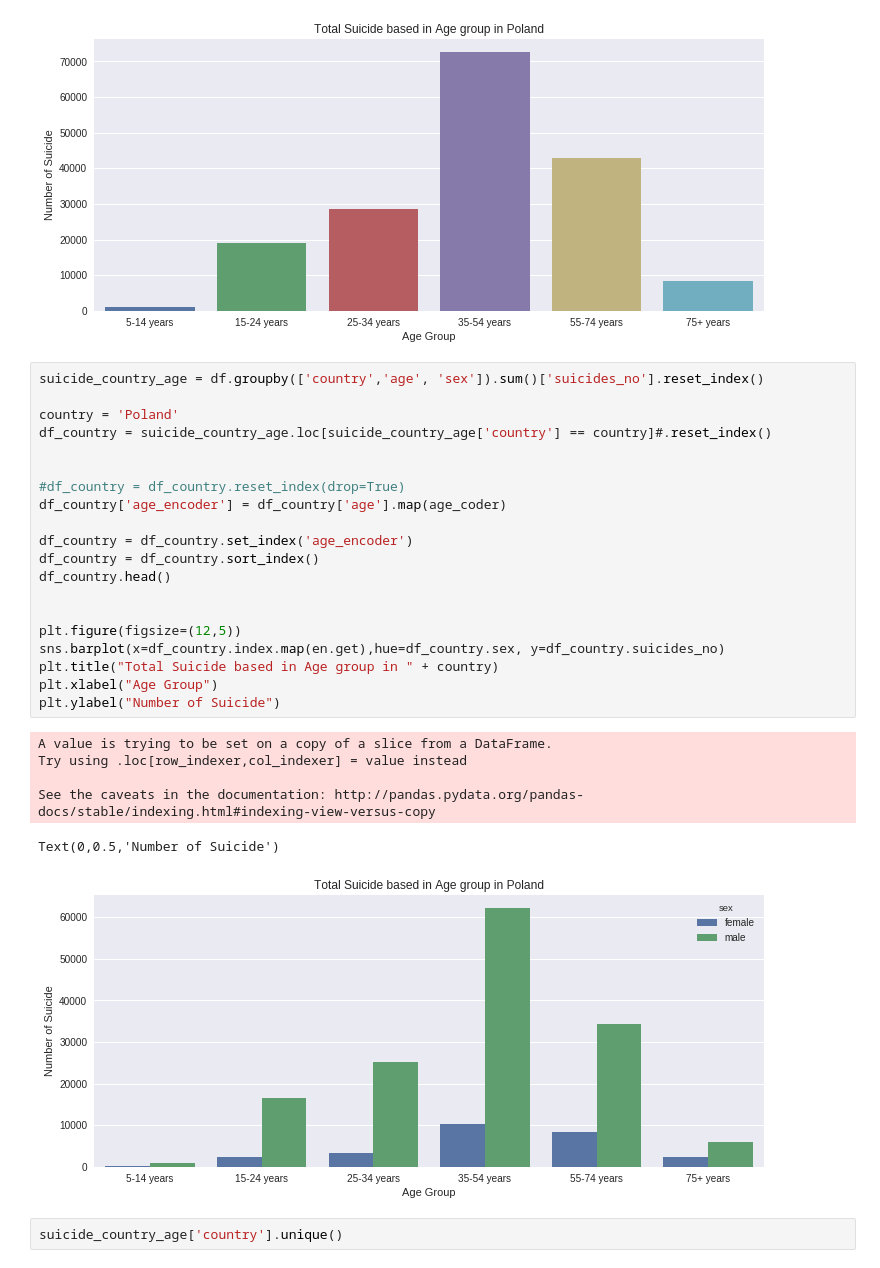
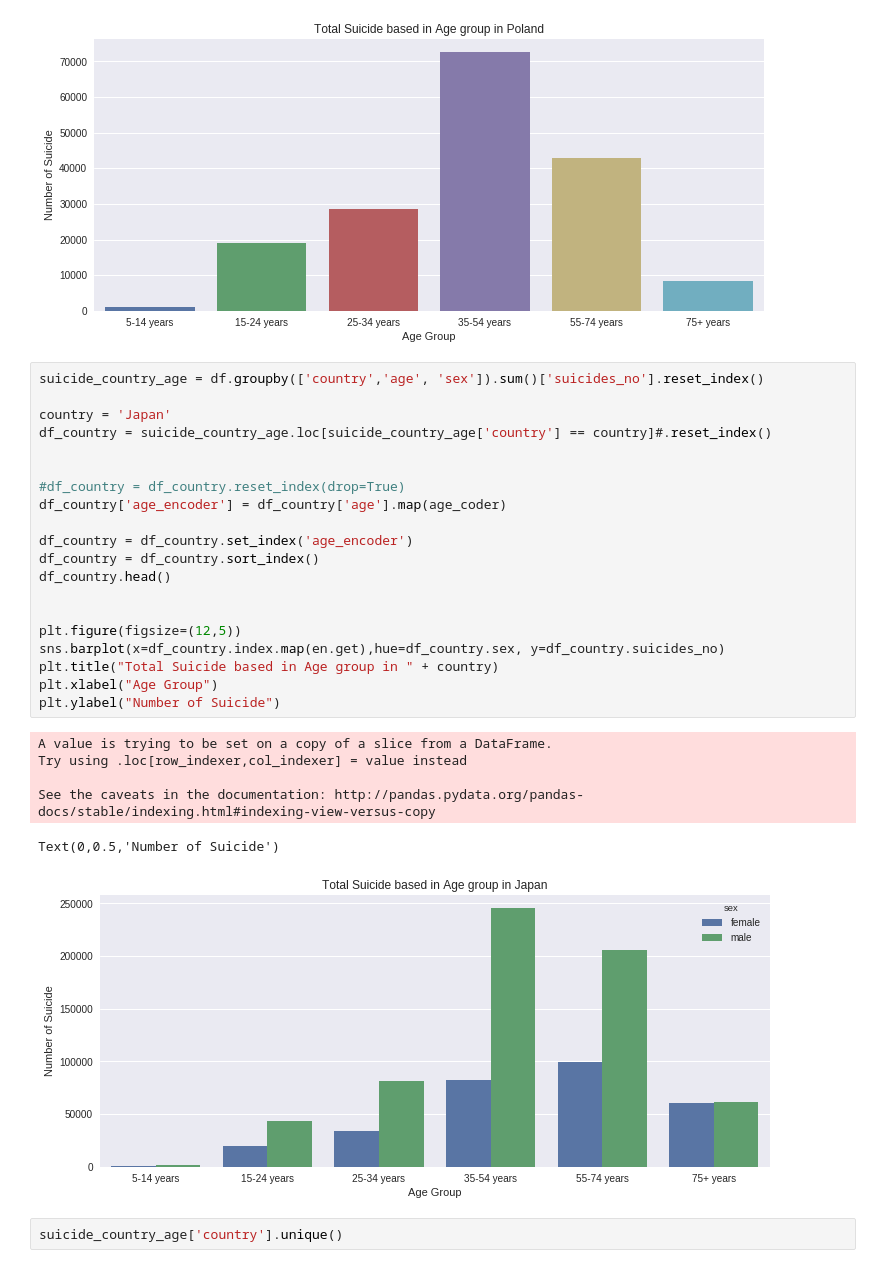
Before and after one commit to m1key/keras-sandbox, a Jupyter notebook: who.ipynb, the cells around one changed output. Cells and saved outputs as stored; diff of their text form.

```diff
--- a/who.ipynb
+++ b/who.ipynb
@@ -165,30 +165,30 @@ Text(0,0.5,'Number of Suicide')
 # %%
 suicide_country_age = df.groupby(['country','age', 'sex']).sum()['suicides_no'].reset_index()
 
-country = 'Poland'
+country = 'Japan'
 df_country = suicide_country_age.loc[suicide_country_age['country'] == country]#.reset_index()
 
 
 #df_country = df_country.reset_index(drop=True)
 df_country['age_encoder'] = df_country['age'].map(age_coder)
 
 df_country = df_country.set_index('age_encoder')
 df_country = df_country.sort_index()
 df_country.head()
 
 
 plt.figure(figsize=(12,5))
 sns.barplot(x=df_country.index.map(en.get),hue=df_country.sex, y=df_country.suicides_no)
 plt.title("Total Suicide based in Age group in " + country)
 plt.xlabel("Age Group")
 plt.ylabel("Number of Suicide")
 # %% [output]
 A value is trying to be set on a copy of a slice from a DataFrame.
 Try using .loc[row_indexer,col_indexer] = value instead
 
 See the caveats in the documentation: http://pandas.pydata.org/pandas-docs/stable/indexing.html#indexing-view-versus-copy
 Text(0,0.5,'Number of Suicide')
-[figure, old version]
+[figure, new version]
 # %%
 suicide_country_age['country'].unique()
 # %% [output]
```
